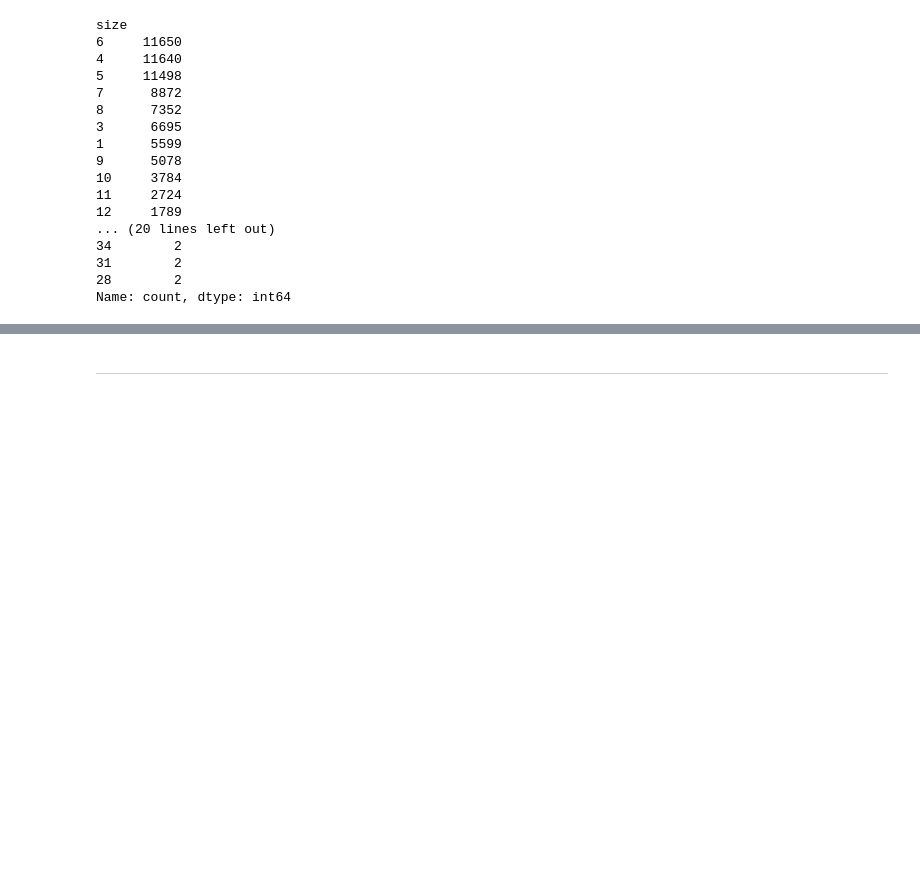
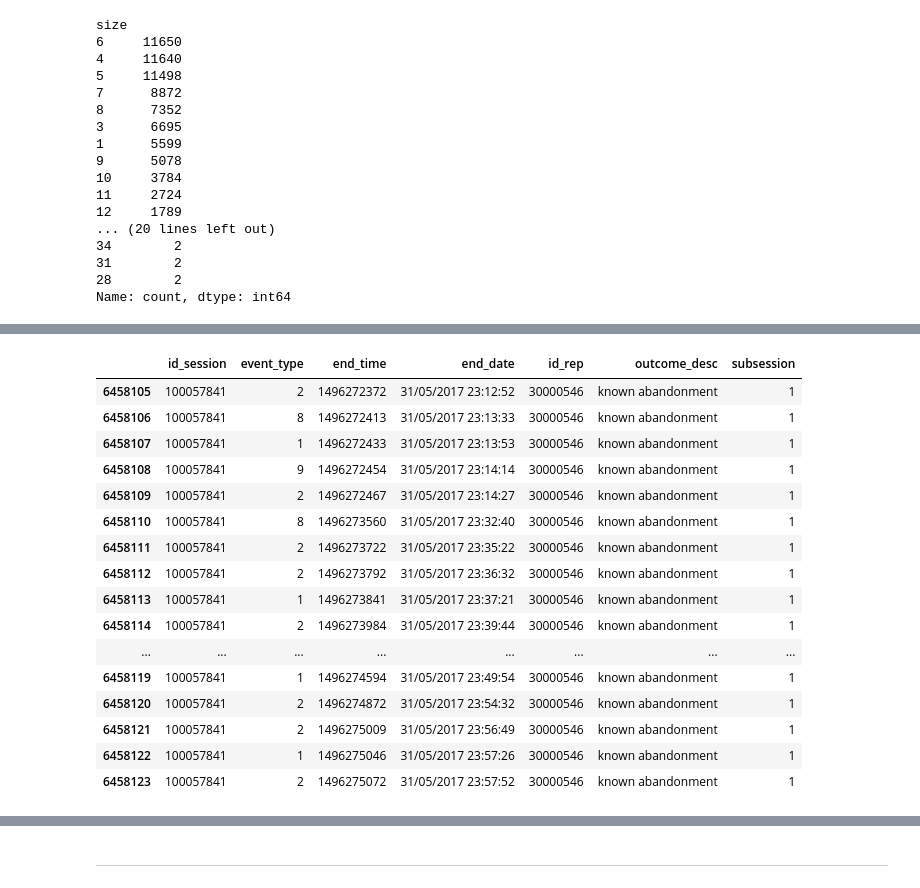
Before and after one commit to TamirS94/Service-system-research, a Jupyter notebook: Choiceset_error_analysis.ipynb, the cells around one changed output, grey strips where cells are left out. Saved outputs shown, nothing was run; the diff lists cells and outputs as text; code cells hidden in the pictures; blank space fills up the shorter version.

```diff
--- a/Choiceset_error_analysis.ipynb
+++ b/Choiceset_error_analysis.ipynb
@@ -304,0 +319,20 @@ Name: count, dtype: int64
+# %%
+df_old[df_old[' id_session'] == 100057841][[' id_session', ' event_type', ' end_time', ' end_date', ' id_rep', ' outcome_desc', ' subsession']].sort_values(by = [' id_session', ' end_time'], ascending=True).head(30)
+# %% [output]
+|  | id_session | event_type | end_time | end_date | id_rep | outcome_desc | subsession |
+| 6458105 | 100057841 | 2 | 1496272372 | 31/05/2017 23:12:52 | 30000546 | known abandonment | 1 |
+| 6458106 | 100057841 | 8 | 1496272413 | 31/05/2017 23:13:33 | 30000546 | known abandonment | 1 |
+| 6458107 | 100057841 | 1 | 1496272433 | 31/05/2017 23:13:53 | 30000546 | known abandonment | 1 |
+| 6458108 | 100057841 | 9 | 1496272454 | 31/05/2017 23:14:14 | 30000546 | known abandonment | 1 |
+| 6458109 | 100057841 | 2 | 1496272467 | 31/05/2017 23:14:27 | 30000546 | known abandonment | 1 |
+| 6458110 | 100057841 | 8 | 1496273560 | 31/05/2017 23:32:40 | 30000546 | known abandonment | 1 |
+| 6458111 | 100057841 | 2 | 1496273722 | 31/05/2017 23:35:22 | 30000546 | known abandonment | 1 |
+| 6458112 | 100057841 | 2 | 1496273792 | 31/05/2017 23:36:32 | 30000546 | known abandonment | 1 |
+| 6458113 | 100057841 | 1 | 1496273841 | 31/05/2017 23:37:21 | 30000546 | known abandonment | 1 |
+| 6458114 | 100057841 | 2 | 1496273984 | 31/05/2017 23:39:44 | 30000546 | known abandonment | 1 |
+| ... | ... | ... | ... | ... | ... | ... | ... |
+| 6458119 | 100057841 | 1 | 1496274594 | 31/05/2017 23:49:54 | 30000546 | known abandonment | 1 |
+| 6458120 | 100057841 | 2 | 1496274872 | 31/05/2017 23:54:32 | 30000546 | known abandonment | 1 |
+| 6458121 | 100057841 | 2 | 1496275009 | 31/05/2017 23:56:49 | 30000546 | known abandonment | 1 |
+| 6458122 | 100057841 | 1 | 1496275046 | 31/05/2017 23:57:26 | 30000546 | known abandonment | 1 |
+| 6458123 | 100057841 | 2 | 1496275072 | 31/05/2017 23:57:52 | 30000546 | known abandonment | 1 |
```
Also changed, not shown: parts of 11 cells of this notebook, 3 other files.
